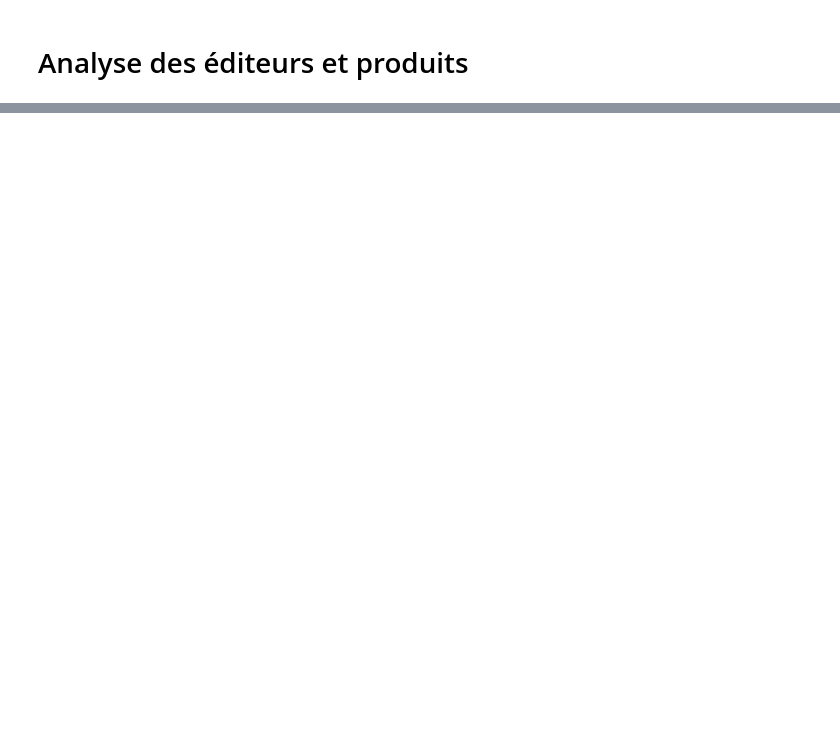
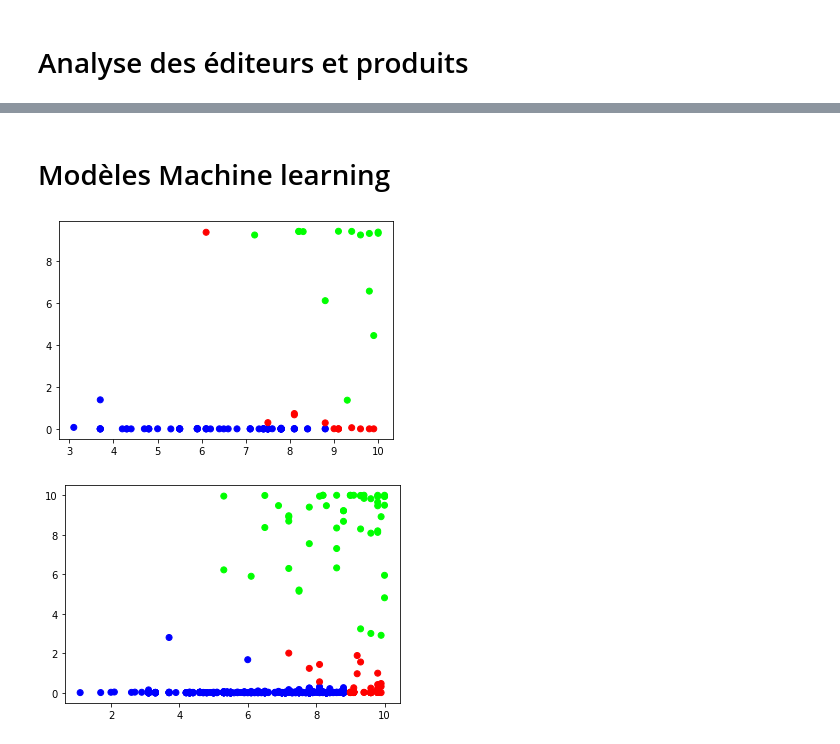
Before and after one commit to Miner205/Mastercamp-Project-TD-Final-grp11, a Jupyter notebook: Notebook.ipynb, the cells around one changed output, grey strips where cells are left out. Cells and saved outputs as stored; diff of their text form; code cells hidden in the pictures; blank space fills up the shorter version.

```diff
--- a/Notebook.ipynb
+++ b/Notebook.ipynb
@@ -493,0 +496,67 @@ plt.show()
+# %% [markdown]
+# Modèles Machine learning
+# %%
+from sklearn.neighbors import KNeighborsClassifier
+from sklearn.cluster import KMeans
+
+
+def prepare_data(csv):
+    df = pd.read_csv(csv)
+    new_df = df.dropna(subset=["CVSS"])
+    new_df = new_df.dropna(subset=["EPSS"])
+    new_df.reset_index(drop=True, inplace=True)
+    new_df["EPSS"] = new_df["EPSS"]*10
+    return new_df
+
+
+def get_training_data():
+    return pd.read_csv("train_data.csv")
+
+
+def do_knn_classification(display):
+    model = KNeighborsClassifier(n_neighbors=3)
+    # handpicked data (not very representative)
+    training_data = get_training_data()
+    x_training_data = training_data.drop(columns=["CLASS"])
+    y_training_data = training_data["CLASS"]
+    model.fit(x_training_data, y_training_data)
+
+    test_data = prepare_data("our_dataset.csv")
+    # 2: always sends email, 1: sends email to subscriber with warning level 0 and 1, 0: sends email only to subscriber with warning level 0
+    y_pred = model.predict(test_data[["CVSS", "EPSS"]])
+
+    if display is True:
+        plt.scatter(x_training_data["CVSS"], x_training_data["EPSS"], c=y_training_data, cmap="brg")
+        plt.show()
+        plt.scatter(test_data["CVSS"], test_data["EPSS"], c=y_pred, cmap="brg")
+        plt.show()
+
+    return test_data, y_pred
+
+
+# since KMeans is unsupervised I did not choose the values of the labels
+def do_kmeans(display):
+    model = KMeans(3, random_state=42)
+    training_data = get_training_data()
+    x_training_data = training_data.drop(columns=["CLASS"])
+    y_training_data = training_data["CLASS"]
+    model.fit(x_training_data)
+
+    test_data = prepare_data("our_dataset.csv")
+    # label 0 is priority 2, label 1 is priority 1, label 2 is priority 0
+    y_pred = model.predict(test_data[["CVSS", "EPSS"]])
+
+    if display is True:
+        plt.scatter(x_training_data["CVSS"], x_training_data["EPSS"], c=y_training_data, cmap="brg")
+        plt.show()
+        plt.scatter(test_data["CVSS"], test_data["EPSS"], c=y_pred, cmap="brg")
+        plt.show()
+
+    return test_data, y_pred
+
+
+if __name__ == '__main__':
+    knn_prediction = do_knn_classification(True)
+# %% [output]
+[figure, added]
+[figure, added]
```
Also changed, not shown: parts of 22 cells of this notebook, 6 other files.
